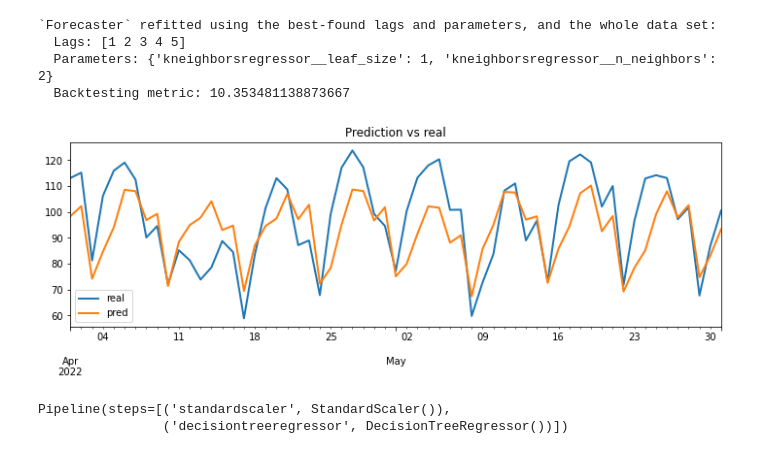
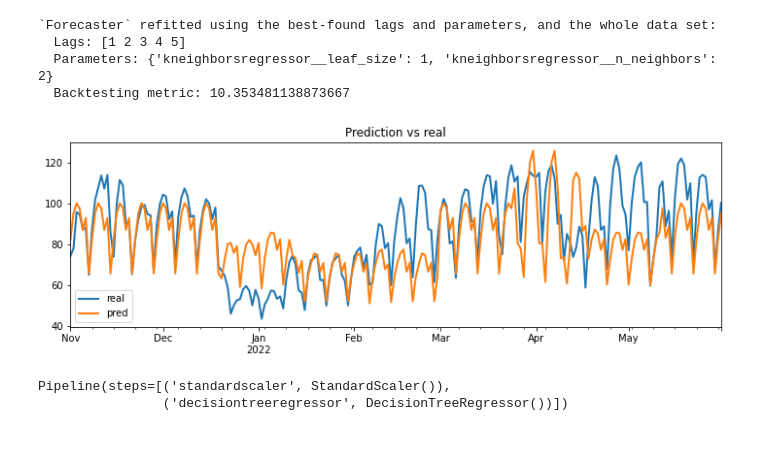
Before and after one commit to a01625364/prisma, a Jupyter notebook: ipynb/Evi2Ent3.ipynb, the cells around one changed output. Saved outputs shown, nothing was run; the diff lists cells and outputs as text; code cells hidden in the pictures.

Commit message:
Fixed charts

```diff
--- a/ipynb/Evi2Ent3.ipynb
+++ b/ipynb/Evi2Ent3.ipynb
@@ -717,24 +718,24 @@ Number of models compared: 12
 # %%
 # Backtest final model DT
 # ==============================================================================
 metric2, predictions2 = backtesting_forecaster(
                             forecaster = forecaster2,
                             y          = df.rooms_occupied,
-                            initial_train_size = len(df[:end_validation]),
+                            initial_train_size = len(df[:end_train]),
                             fixed_train_size   = False,
                             steps      = 24,
                             metric     = 'mean_absolute_error',
                             refit      = False,
                             verbose    = False
                       )
 
 fig, ax = plt.subplots(figsize=(12, 3.5))
 df.loc[predictions2.index, 'rooms_occupied'].plot(linewidth=2, label='real', ax=ax)
 predictions2.plot(linewidth=2, label='prediction', ax=ax)
 ax.set_title('Prediction vs real')
 ax.legend();
 # %% [output]
-[figure, old version]
+[figure, new version]
 # %%
 # Definir secuencia de mecanismos de procesamiento de datos
 pipeline = make_pipeline(StandardScaler(),  DecisionTreeRegressor())
```
Also changed, not shown: parts of 34 cells of this notebook.
